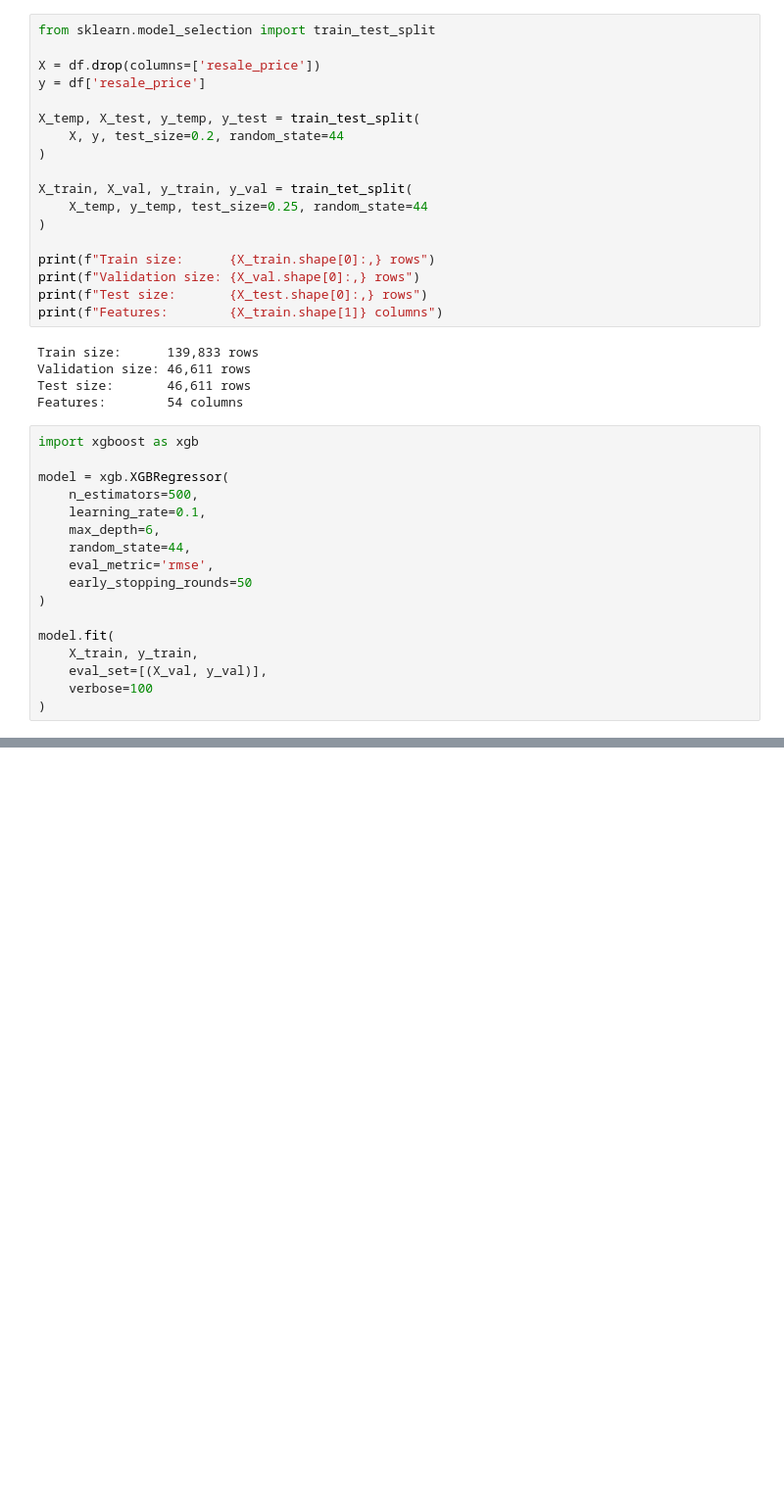
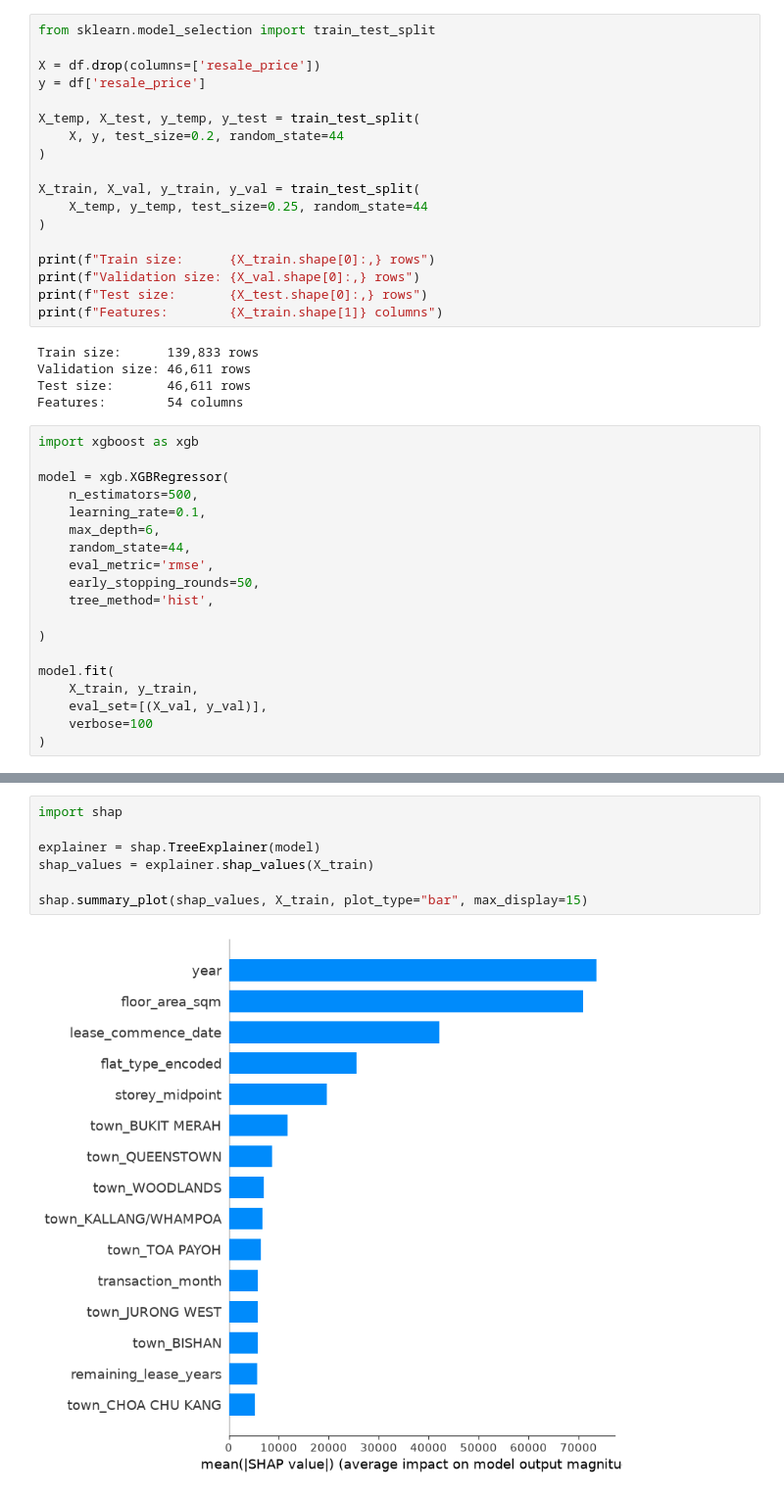
Before and after one commit to XiyanM/resaleradar, a Jupyter notebook: notebooks/03_model_training.ipynb, the cells around one changed output, grey strips where cells are left out. Shown at 98% size. Cells and saved outputs as stored; diff of their text form; blank space fills up the shorter version.

Commit message:
feat: add SHAP analysis and quantile regression with confidence intervals

```diff
--- a/notebooks/03_model_training.ipynb
+++ b/notebooks/03_model_training.ipynb
@@ -24,7 +24,7 @@ X_temp, X_test, y_temp, y_test = train_test_split(
     X, y, test_size=0.2, random_state=44
 )
 
-X_train, X_val, y_train, y_val = train_tet_split(
+X_train, X_val, y_train, y_val = train_test_split(
     X_temp, y_temp, test_size=0.25, random_state=44
 )
 
@@ -46,7 +46,9 @@ model = xgb.XGBRegressor(
     max_depth=6,
     random_state=44,
     eval_metric='rmse',
-    early_stopping_rounds=50
+    early_stopping_rounds=50,
+    tree_method='hist',
+
 )
 
 model.fit(
@@ -85,0 +109,9 @@ XGBRegressor(base_score=None, booster=None, callbacks=None,
+# %%
+import shap
+
+explainer = shap.TreeExplainer(model)
+shap_values = explainer.shap_values(X_train)
+
+shap.summary_plot(shap_values, X_train, plot_type="bar", max_display=15)
+# %% [output]
+[figure, added]
```
Also changed, not shown: parts of 7 cells of this notebook, 4 other files.
